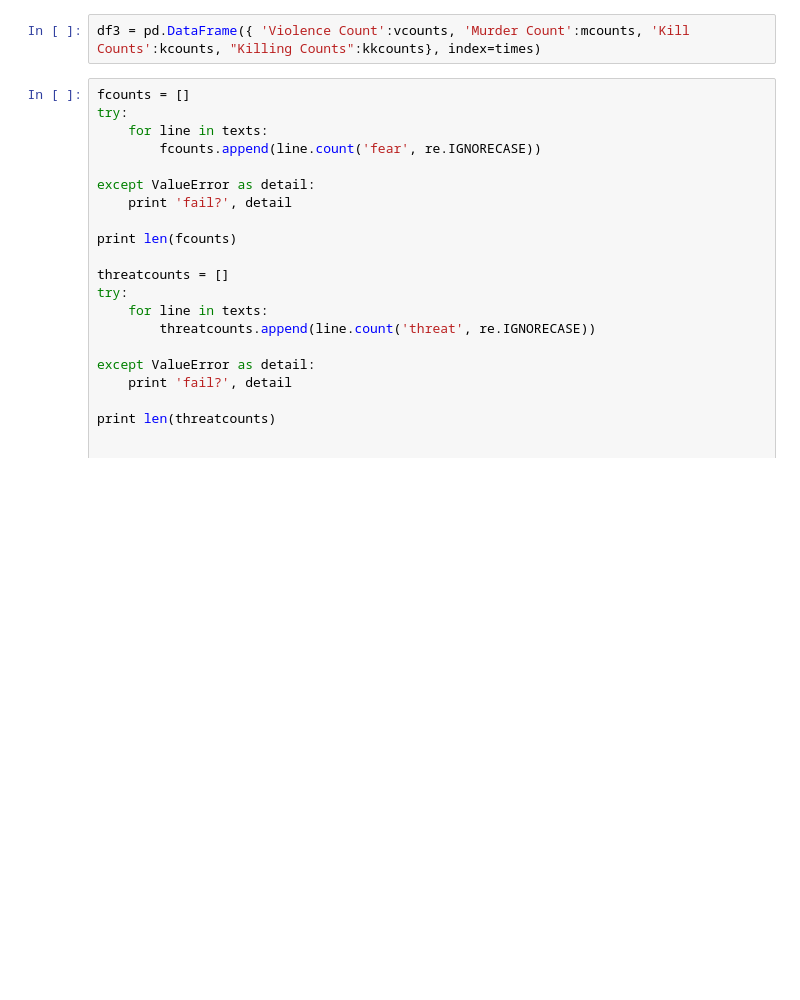
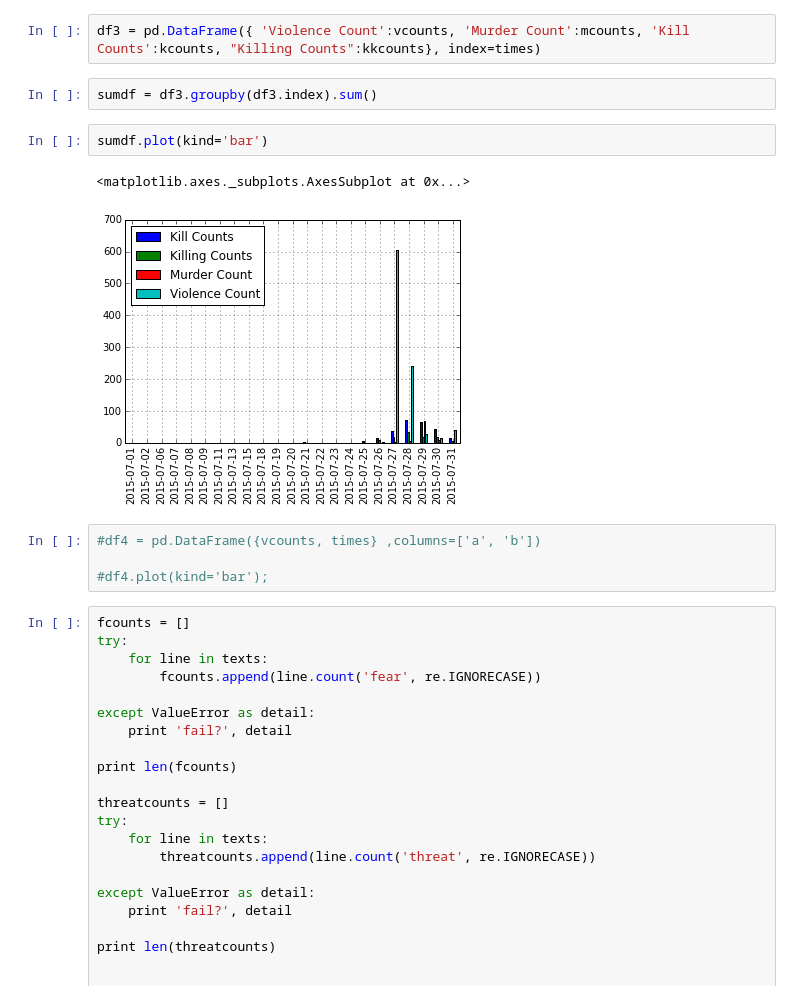
Before and after one commit to heatherjcohen/UCLA-Coding-Projects, a Jupyter notebook: GangTweetsViz.ipynb, the cells around one changed output. Saved outputs shown, nothing was run; the diff lists cells and outputs as text; blank space fills up the shorter version.

```diff
--- a/GangTweetsViz.ipynb
+++ b/GangTweetsViz.ipynb
@@ -93,6 +98,17 @@ except ValueError as detail:
 4182
 # %%
 df3 = pd.DataFrame({ 'Violence Count':vcounts, 'Murder Count':mcounts, 'Kill Counts':kcounts, "Killing Counts":kkcounts}, index=times)
+# %%
+sumdf = df3.groupby(df3.index).sum()
+# %%
+sumdf.plot(kind='bar')
+# %% [output]
+<matplotlib.axes._subplots.AxesSubplot at 0x...>
+[figure, added]
+# %%
+#df4 = pd.DataFrame({vcounts, times} ,columns=['a', 'b'])
+
+#df4.plot(kind='bar');
 # %%
 fcounts = []
 try:
```
Also changed, not shown: parts of 15 cells of this notebook.
